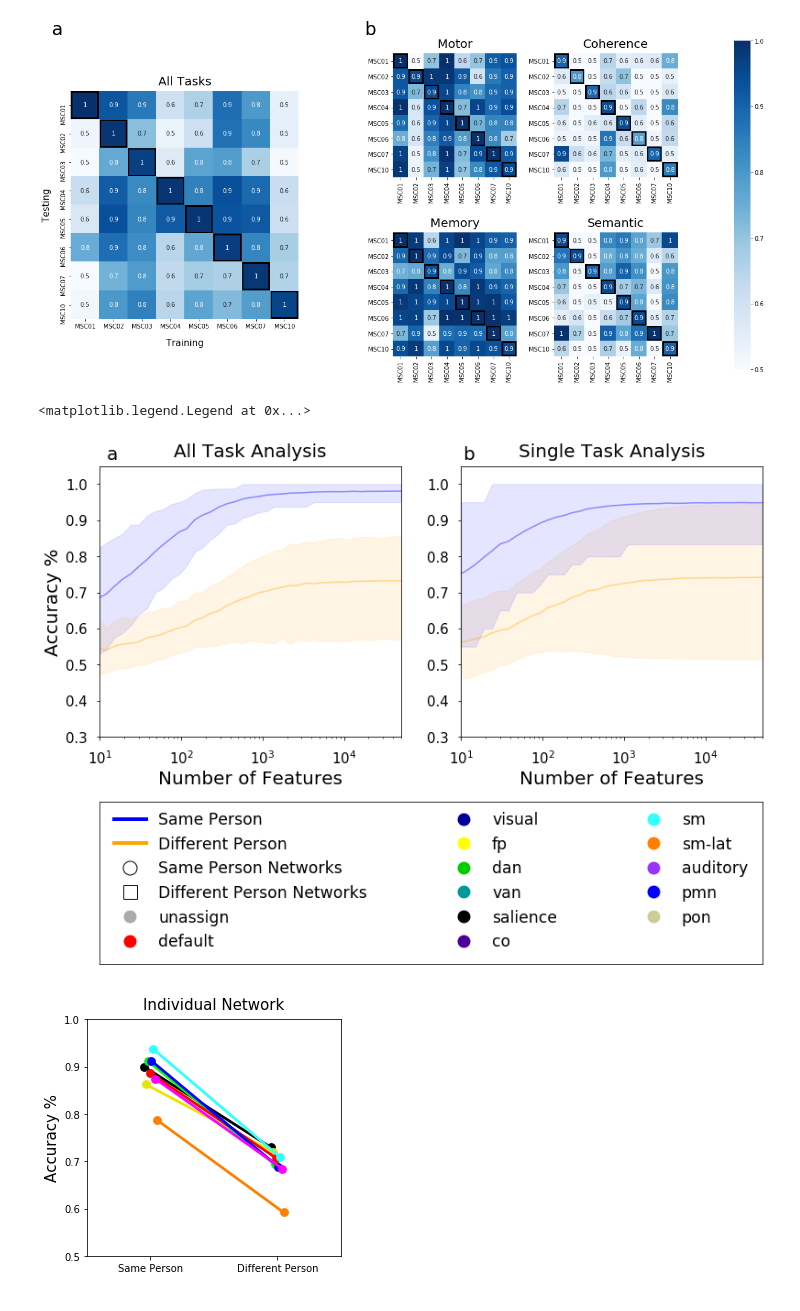
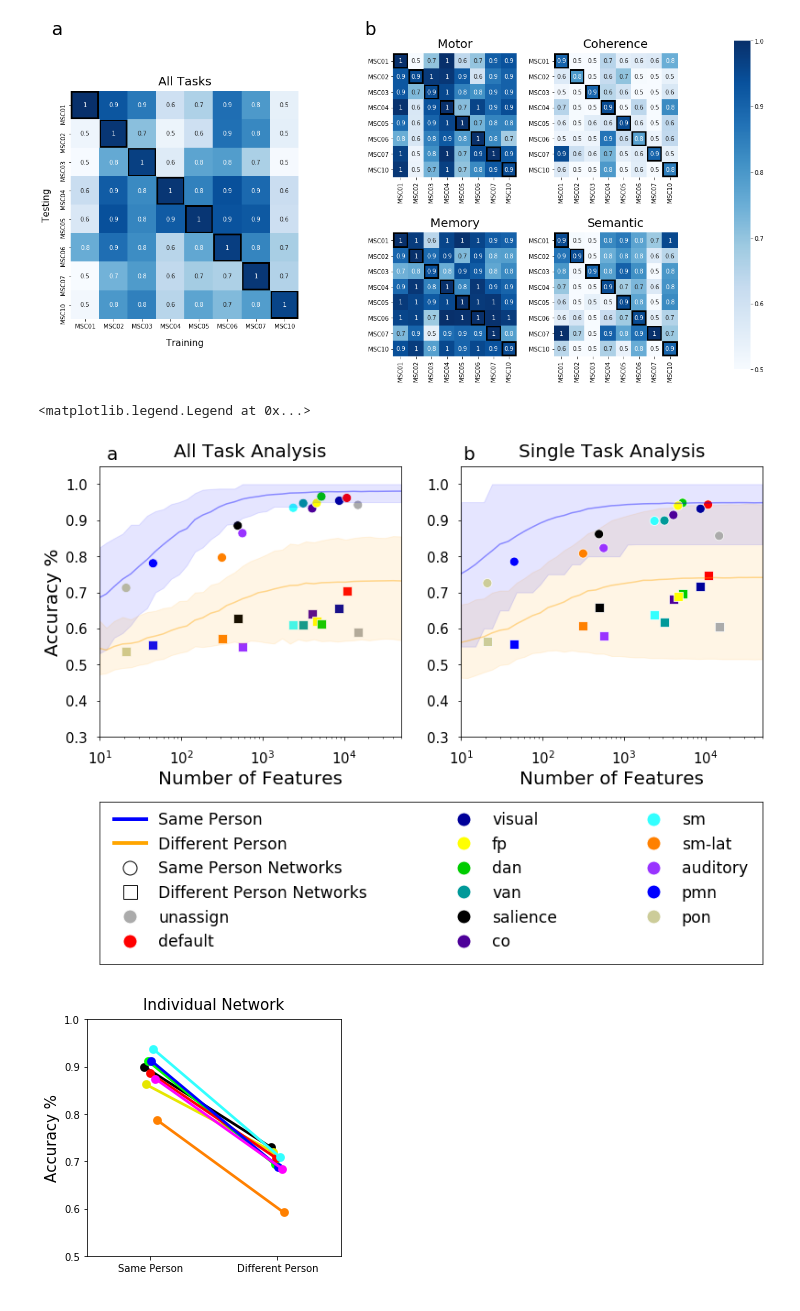
Before and after one commit to GrattonLab/MSC_Alexis, a Jupyter notebook: analysis/code/mL_rsfMRI/Figures/FinalFigures.ipynb, the cells around one changed output. Saved outputs shown, nothing was run; the diff lists cells and outputs as text; code cells hidden in the pictures.

```diff
--- a/analysis/code/mL_rsfMRI/Figures/FinalFigures.ipynb
+++ b/analysis/code/mL_rsfMRI/Figures/FinalFigures.ipynb
@@ -1525,8 +1538,8 @@ fig.text(.4, .89, 'b',fontsize=20)
 ax6= fig.add_subplot(gs[0, 0])
 ax = sns.lineplot(x="feature", y='same_sub',data=rand_ALL, ci=None, ax=ax6,color='blue',alpha=.4)
 ax = sns.lineplot(x="feature", y='diff_sub',data=rand_ALL, ci=None,ax=ax6,color='orange',alpha=.4)
-#g=sns.scatterplot(x='feature', y='same_sub', hue='Network', data=ALL_z, ax=ax6, color='r',legend=False,s=100,hue_order=["unassign","default", "visual",'fp','dan','van','salience','co','sm','sm-lat', 'auditory','pmn','pon'],palette=["unassign","default", "visual",'fp','dan','van','salience','co','sm','sm-lat', 'auditory','pmn','pon'])
-#g=sns.scatterplot(x='feature', y='diff_sub', hue='Network', data=ALL_z, ax=ax6, color='r',legend=False,s=100,hue_order=["unassign","default", "visual",'fp','dan','van','salience','co','sm','sm-lat', 'auditory','pmn','pon'],palette=["unassign","default", "visual",'fp','dan','van','salience','co','sm','sm-lat', 'auditory','pmn','pon'],marker='s')
+g=sns.scatterplot(x='feature', y='same_sub', hue='Network', data=ALL_z, ax=ax6, color='r',legend=False,s=100,hue_order=["unassign","default", "visual",'fp','dan','van','salience','co','sm','sm-lat', 'auditory','pmn','pon'],palette=["unassign","default", "visual",'fp','dan','van','salience','co','sm','sm-lat', 'auditory','pmn','pon'])
+g=sns.scatterplot(x='feature', y='diff_sub', hue='Network', data=ALL_z, ax=ax6, color='r',legend=False,s=100,hue_order=["unassign","default", "visual",'fp','dan','van','salience','co','sm','sm-lat', 'auditory','pmn','pon'],palette=["unassign","default", "visual",'fp','dan','van','salience','co','sm','sm-lat', 'auditory','pmn','pon'],marker='s')
 ax.fill_between(percentiles_ALL_SS['feature'],percentiles_ALL_SS['p5'],percentiles_ALL_SS['p95'],alpha=.1,color='blue')
 ax.fill_between(percentiles_ALL_DS['feature'],percentiles_ALL_DS['p5'],percentiles_ALL_DS['p95'],alpha=.1,color='orange')
 ax6.set_ylabel("Accuracy %",fontsize=20)
@@ -1542,8 +1555,8 @@ ax = sns.lineplot(x="feature", y="same_sub",data=rand_DS, ci=None,ax=ax7,color='
 g = sns.lineplot(x="feature", y="diff_sub",data=rand_DS,ci=None, ax=ax7,color='orange',alpha=.4)
 ax7.fill_between(percentiles_DS['feature'],percentiles_DS['p5'],percentiles_DS['p95'],alpha=.1,color='orange')
 ax7.fill_between(percentiles_CV['feature'],percentiles_CV['p5'],percentiles_CV['p95'],alpha=.1,color='blue')
-#g=sns.scatterplot(x='feature', y='diff_sub', hue='Network', data=DS_net, ax=ax7, legend=False,color='r',s=100,hue_order=["unassign","default", "visual",'fp','dan','van','salience','co','sm','sm-lat', 'auditory','pmn','pon'],palette=["unassign","default", "visual",'fp','dan','van','salience','co','sm','sm-lat', 'auditory','pmn','pon'],marker='s')
-#g=sns.scatterplot(x='feature', y='same_sub', hue='Network', data=DS_net, ax=ax7, legend=False,color='r',s=100,hue_order=["unassign","default", "visual",'fp','dan','van','salience','co','sm','sm-lat', 'auditory','pmn','pon'],palette=["unassign","default", "visual",'fp','dan','van','salience','co','sm','sm-lat', 'auditory','pmn','pon'])
+g=sns.scatterplot(x='feature', y='diff_sub', hue='Network', data=DS_net, ax=ax7, legend=False,color='r',s=100,hue_order=["unassign","default", "visual",'fp','dan','van','salience','co','sm','sm-lat', 'auditory','pmn','pon'],palette=["unassign","default", "visual",'fp','dan','van','salience','co','sm','sm-lat', 'auditory','pmn','pon'],marker='s')
+g=sns.scatterplot(x='feature', y='same_sub', hue='Network', data=DS_net, ax=ax7, legend=False,color='r',s=100,hue_order=["unassign","default", "visual",'fp','dan','van','salience','co','sm','sm-lat', 'auditory','pmn','pon'],palette=["unassign","default", "visual",'fp','dan','van','salience','co','sm','sm-lat', 'auditory','pmn','pon'])
 ax7.set(xscale="log")
 ax7.set_title('Single Task Analysis',fontsize=20, pad=10)
 ax7.set_ylabel('')
@@ -1563,34 +1576,34 @@ ax8.fill_between(percentiles_BS['feature'],percentiles_BS['p5'],percentiles_BS['
 ax8.fill_between(percentiles_SS['feature'],percentiles_SS['p5'],percentiles_SS['p95'],alpha=.1,color='blue')
 g=sns.scatterplot(x='feature', y='diff_sub', hue='Network', data=BS_z, ax=ax8, color='r',s=100,hue_order=["unassign","default", "visual",'fp','dan','van','salience','co','sm','sm-lat', 'auditory','pmn','pon'],legend=False,palette=["unassign","default", "visual",'fp','dan','van','salience','co','sm','sm-lat', 'auditory','pmn','pon'],marker='s')
 g=sns.scatterplot(x='feature', y='diff', hue='Network', data=SS_z, ax=ax8, color='r',s=100,legend=False,hue_order=["unassign","default", "visual",'fp','dan','van','salience','co','sm','sm-lat', 'auditory','pmn','pon'],palette=["unassign","default", "visual",'fp','dan','van','salience','co','sm','sm-lat', 'auditory','pmn','pon'])
 ax.set(xscale="log")
 ax.set_title('Between Task Analysis',fontsize=20, pad=10)
 ax.set_ylabel(" ")
 ax.set_xlabel('Number of Features',fontsize=20)
 ax.set(ylim=(0.3, 1.05),xlim=(10,50000))
 ax.tick_params(labelsize=15,pad=10)
 ax.set(xscale="log")
 """
 
 
 
 ax9 = fig.add_subplot(gs[1, :2])
 plt.setp(ax9.get_yticklabels(), visible=False)
 plt.setp(ax9.get_xticklabels(), visible=False)
 ax9.set_xticks([])
 ax9.set_yticks([])
 #ax9.axhline(.5,color='black')
 ax9.legend(handles=comb_legend_elements,loc='lower left',mode='expand',ncol=3,fontsize='xx-large',frameon=False)
 #L1=plt.legend(handles=SS_legend_elements,loc='upper left',mode='expand',ncol=3,fontsize='xx-large',frameon=False)
 #ax9.legend(handles=DS_legend_elements,loc='lower left',mode='expand',ncol=3,fontsize='xx-large',frameon=False)
 #plt.gca().add_artist(L1)
 
 #plt.savefig(thisDir+'output/FigsFinal/Network_overlap.png', bbox_inches='tight')
 #plt.savefig(thisDir+'output/FigsFinal/random_overlap.png', bbox_inches='tight')
 #plt.savefig(thisDir+'output/FigsFinal/feature_overlap.png', bbox_inches='tight')
 # %% [output]
 <matplotlib.legend.Legend at 0x...>
-[figure, old version]
+[figure, new version]
 # %%
 #ALL_z.drop(columns=['same_sub','diff_sub','feature','cv_mu','ds_mu','cv_std','ds_std'],inplace=True)
 Allz=ALL_z.melt(id_vars='Network',value_name='z_score',var_name='Analysis')
```
Also changed, not shown: parts of 10 cells of this notebook, 11 other files.
